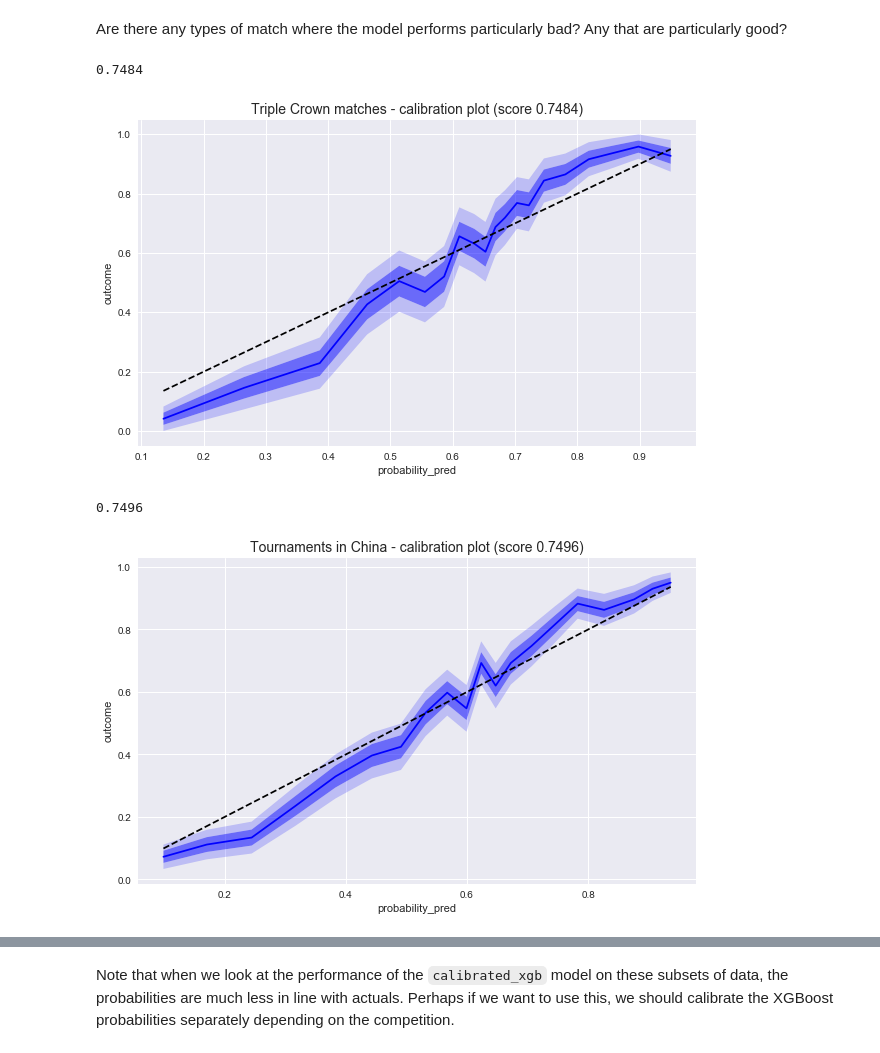
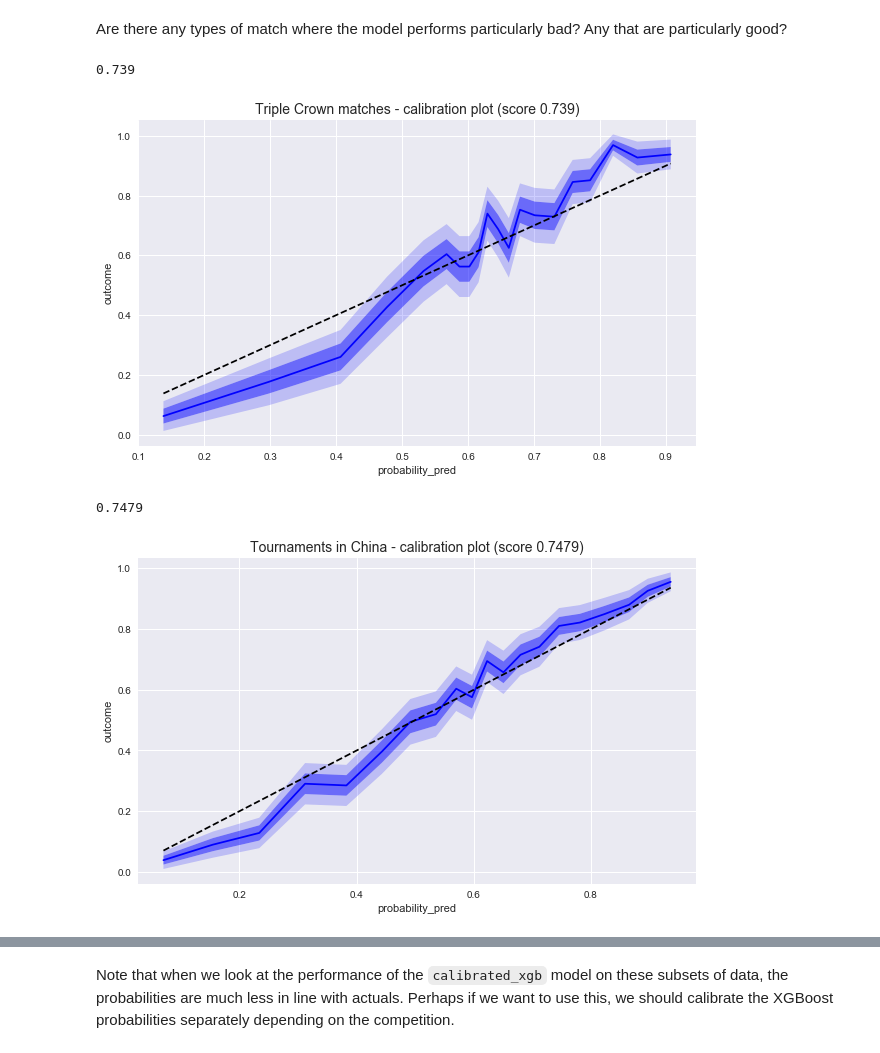
Before and after one commit to oksmith/snooker-matches, a Jupyter notebook: 3. Modelling match outcome.ipynb, the cells around one changed output, grey strips where cells are left out. Drawn from its saved outputs; the diff is of its cells as text; code cells hidden in the pictures.

Commit message:
Minor update - selected features

```diff
--- a/3. Modelling match outcome.ipynb
+++ b/3. Modelling match outcome.ipynb
@@ -377,0 +342,2 @@ Model accuracy score: 0.6780894261236944
+# %%
+xgb_feature_importances = pd.Series(xgb_model.feature_importances_, index=PROCESSED_FEATURE_LIST)
@@ -377,0 +346,3 @@ Model accuracy score: 0.6780894261236944
+# %%
+SELECTED_FEATURES = xgb_feature_importances.sort_values(ascending=False).head(14).index.tolist()
+SELECTED_FEATURES
@@ -377,0 +364,9 @@ Model accuracy score: 0.6780894261236944
+# %%
+selected_model = xgb.XGBClassifier(objective="binary:logistic", random_state=RANDOM_SEED)
+selected_model.fit(train[SELECTED_FEATURES], train[TARGET_COL])
+
+model_df = pd.DataFrame({
+    'probability_pred': selected_model.predict_proba(test[SELECTED_FEATURES])[:, 1],
+    'outcome_pred': selected_model.predict(test[SELECTED_FEATURES]),
+    'outcome': test[TARGET_COL].values
+})
@@ -380,2 +388,2 @@ ___Select the uncalibrated model as our final model.___
 # %%
-model = xgb_model
+model = selected_model
@@ -389,34 +409,34 @@ subset = match_data.loc[
 ]
 # %%
 model_df = pd.DataFrame({
-    'probability_pred': model.predict_proba(subset[PROCESSED_FEATURE_LIST])[:, 1],
-    'outcome_pred': model.predict(subset[PROCESSED_FEATURE_LIST]),
+    'probability_pred': model.predict_proba(subset[SELECTED_FEATURES])[:, 1],
+    'outcome_pred': model.predict(subset[SELECTED_FEATURES]),
     'outcome': subset[TARGET_COL].values
 })
 
 accuracy = round(accuracy_score(model_df['outcome_pred'], model_df['outcome']), 4)
 print(accuracy)
 
 axis = calibration_plot(
     model_df['probability_pred'],
     model_df['outcome']
 )
 axis.set_title(
     'Triple Crown matches - calibration plot (score {})'.format(accuracy),
     fontsize=14
 )
 plt.show()
 # %% [output]
-0.7484
+0.739
-[figure, old version]
+[figure, new version]
 # %%
 subset = match_data.loc[
     match_data['Country_China'] == 1
 ]
 # %%
 model_df = pd.DataFrame({
-    'probability_pred': model.predict_proba(subset[PROCESSED_FEATURE_LIST])[:, 1],
-    'outcome_pred': model.predict(subset[PROCESSED_FEATURE_LIST]),
+    'probability_pred': model.predict_proba(subset[SELECTED_FEATURES])[:, 1],
+    'outcome_pred': model.predict(subset[SELECTED_FEATURES]),
     'outcome': subset[TARGET_COL].values
 })
 
@@ -433,8 +453,8 @@ axis.set_title(
 )
 plt.show()
 # %% [output]
-0.7496
+0.7479
-[figure, old version]
+[figure, new version]
 # %%
 subset = match_data.loc[
     match_data['Country_England'] == 1
```
Also changed, not shown: parts of 29 cells of this notebook, 2 other files.
